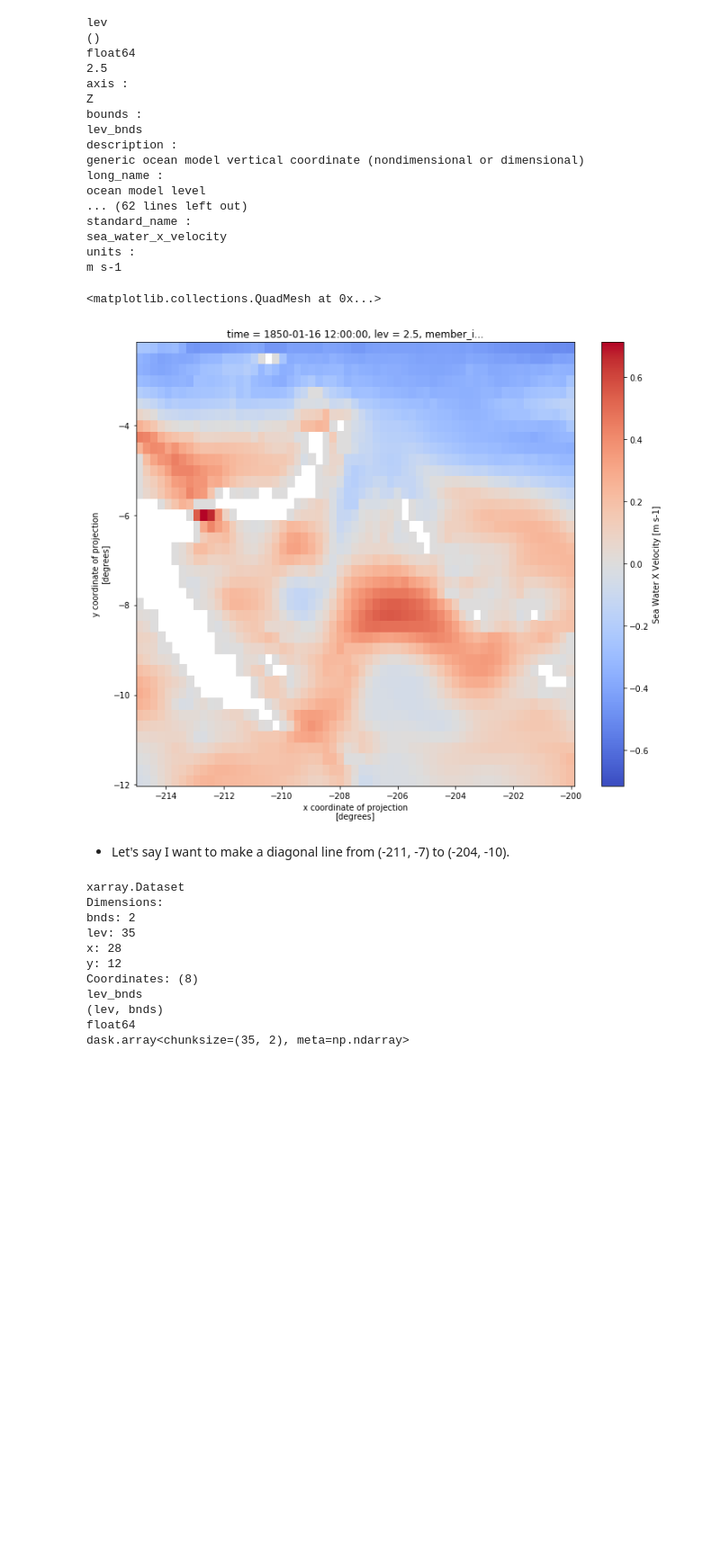
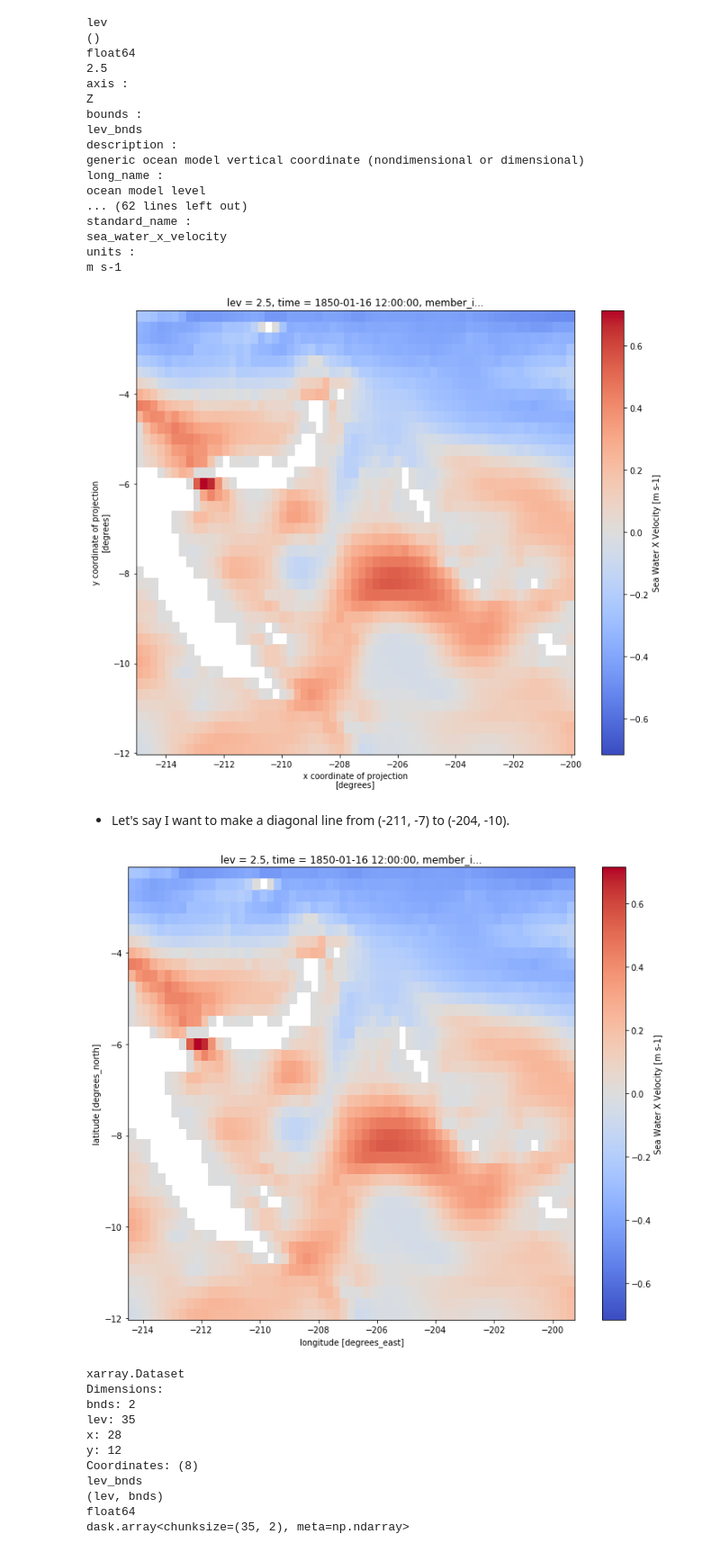
Before and after one commit to disandroa/Example-Notebooks, a Jupyter notebook: Initial Calculations/diag_cs.ipynb, the cells around one changed output. Shown at 90% size. Saved outputs shown, nothing was run; the diff lists cells and outputs as text; code cells hidden in the pictures; blank space fills up the shorter version.

```diff
--- a/Initial Calculations/diag_cs.ipynb
+++ b/Initial Calculations/diag_cs.ipynb
@@ -208,10 +204,12 @@ sea_water_x_velocity
 units :
 m s-1
 # %%
-plt.figure(figsize=[12, 10])
-sol_map.plot(cmap='coolwarm')
+myorigplot = sol_map.plot(cmap='coolwarm', figsize=[12, 10])
 # %% [output]
-<matplotlib.collections.QuadMesh at 0x...>
 [figure]
 # %% [markdown]
 * Let's say I want to make a diagonal line from (-211, -7) to (-204, -10).
+# %%
+rafeditplot = sol_map.plot(x='lon', y='lat', cmap='coolwarm', figsize=[12, 10])
+# %% [output]
+[figure, added]
```
Also changed, not shown: parts of 5 cells of this notebook, 2 other files.
